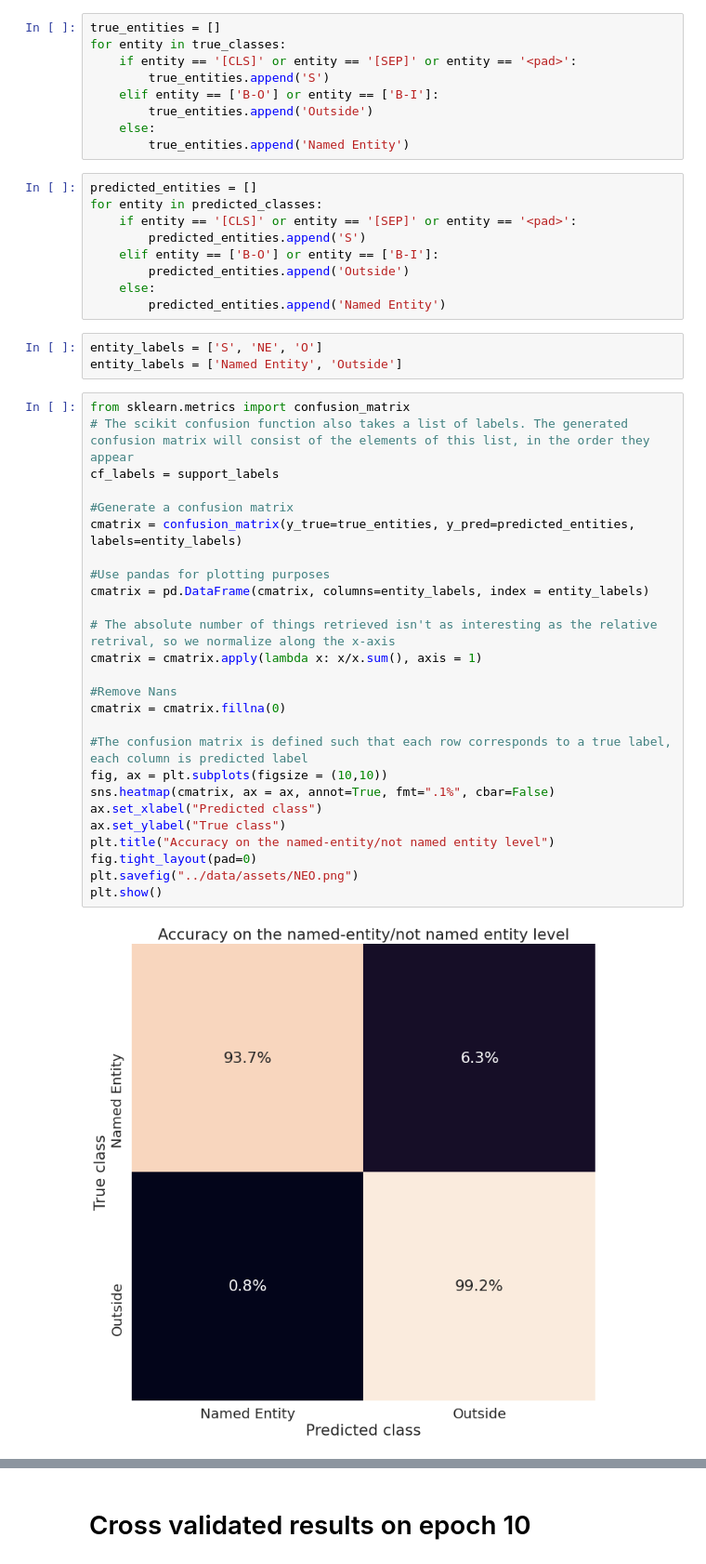
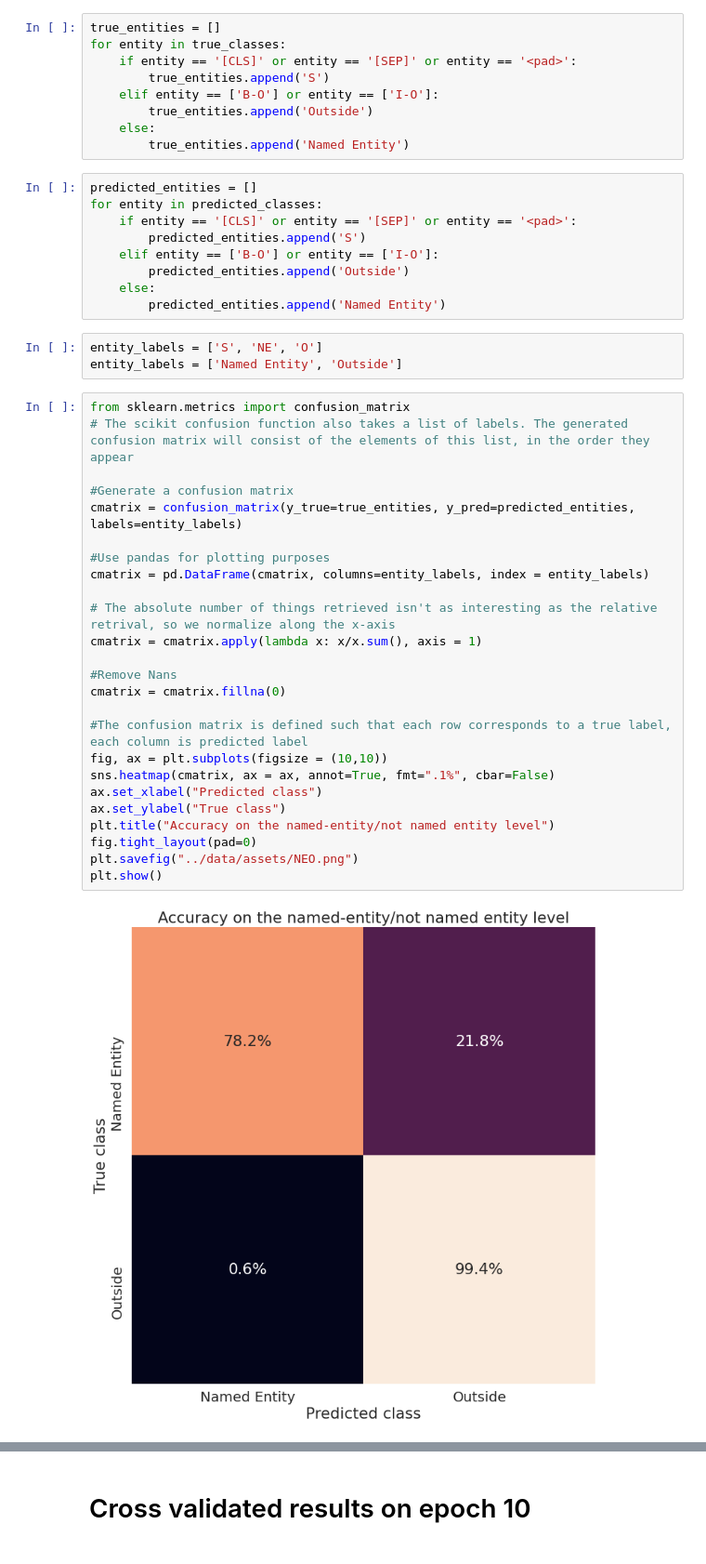
Before and after one commit to laureleo/thesis, a Jupyter notebook: notebooks/Cross_validation.ipynb, the cells around one changed output, grey strips where cells are left out. Shown at 93% size. Saved outputs shown, nothing was run; the diff lists cells and outputs as text.

```diff
--- a/notebooks/Cross_validation.ipynb
+++ b/notebooks/Cross_validation.ipynb
@@ -681,7 +699,7 @@ true_entities = []
 for entity in true_classes:
     if entity == '[CLS]' or entity == '[SEP]' or entity == '<pad>':
         true_entities.append('S')
-    elif entity == ['B-O'] or entity == ['B-I']:
+    elif entity == ['B-O'] or entity == ['I-O']:
         true_entities.append('Outside')
     else:
         true_entities.append('Named Entity')
@@ -690,7 +708,7 @@ predicted_entities = []
 for entity in predicted_classes:
     if entity == '[CLS]' or entity == '[SEP]' or entity == '<pad>':
         predicted_entities.append('S')
-    elif entity == ['B-O'] or entity == ['B-I']:
+    elif entity == ['B-O'] or entity == ['I-O']:
         predicted_entities.append('Outside')
     else:
         predicted_entities.append('Named Entity')
@@ -700,31 +718,30 @@ entity_labels = ['Named Entity', 'Outside']
 # %%
 from sklearn.metrics import confusion_matrix
 # The scikit confusion function also takes a list of labels. The generated confusion matrix will consist of the elements of this list, in the order they appear
-cf_labels = support_labels
 
 #Generate a confusion matrix
 cmatrix = confusion_matrix(y_true=true_entities, y_pred=predicted_entities, labels=entity_labels)
 
 #Use pandas for plotting purposes
 cmatrix = pd.DataFrame(cmatrix, columns=entity_labels, index = entity_labels)
 
 # The absolute number of things retrieved isn't as interesting as the relative retrival, so we normalize along the x-axis
 cmatrix = cmatrix.apply(lambda x: x/x.sum(), axis = 1)
 
 #Remove Nans
 cmatrix = cmatrix.fillna(0)
 
 #The confusion matrix is defined such that each row corresponds to a true label, each column is predicted label
 fig, ax = plt.subplots(figsize = (10,10))
 sns.heatmap(cmatrix, ax = ax, annot=True, fmt=".1%", cbar=False)
 ax.set_xlabel("Predicted class")
 ax.set_ylabel("True class")
 plt.title("Accuracy on the named-entity/not named entity level")
 fig.tight_layout(pad=0)
 plt.savefig("../data/assets/NEO.png")
 plt.show()
 # %% [output]
-[figure, old version]
+[figure, new version]
 # %%
 report6 = classification_report(y_true=true_entities, y_pred=predicted_entities, labels = entity_labels, output_dict=True, zero_division=0)
 report6 = pd.DataFrame(report6).transpose()
```
Also changed, not shown: parts of 13 cells of this notebook, 1 other file.
